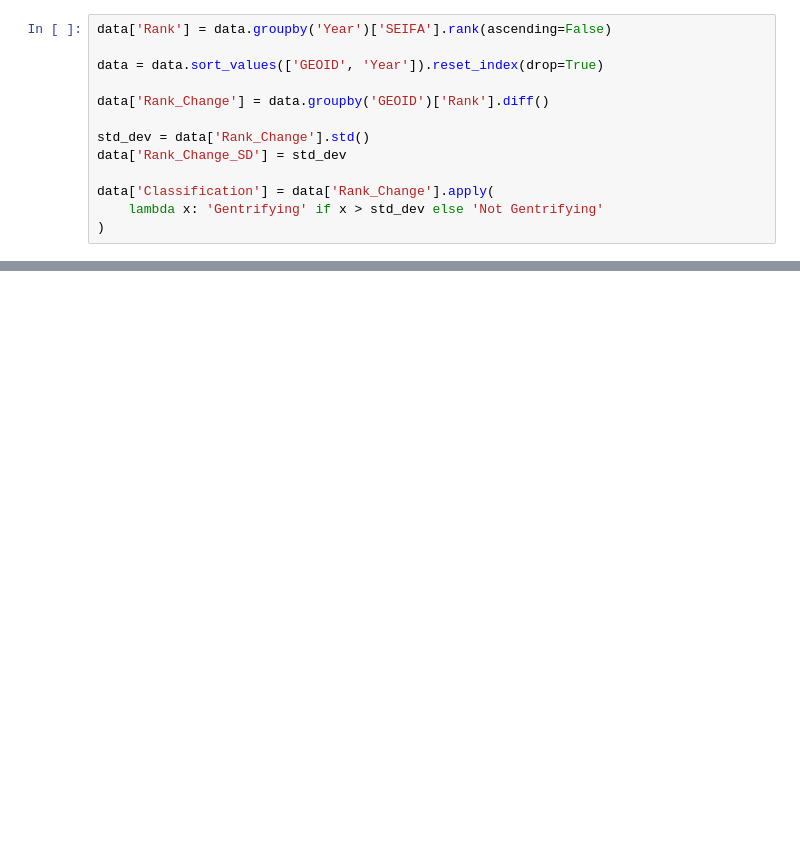
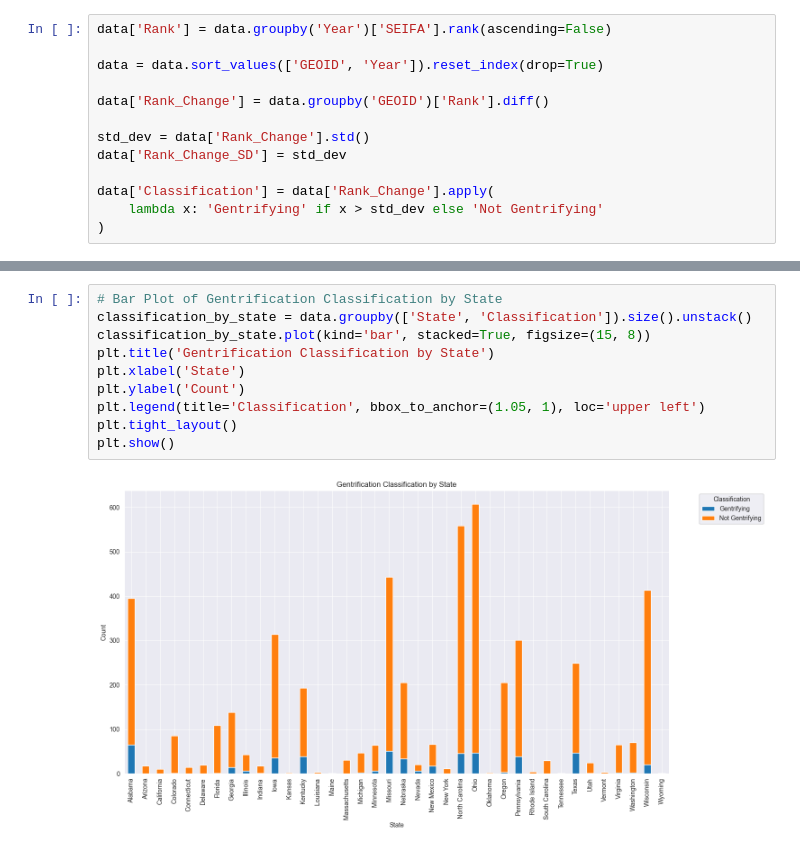
Before and after one commit to The-Swapster/gentrification_classification_prediction, a Jupyter notebook: dataprep.ipynb, the cells around one changed output, grey strips where cells are left out. Drawn from its saved outputs; the diff is of its cells as text; blank space fills up the shorter version.

```diff
--- a/dataprep.ipynb
+++ b/dataprep.ipynb
@@ -161,0 +245,12 @@ Name: count, dtype: int64
+# %%
+# Bar Plot of Gentrification Classification by State
+classification_by_state = data.groupby(['State', 'Classification']).size().unstack()
+classification_by_state.plot(kind='bar', stacked=True, figsize=(15, 8))
+plt.title('Gentrification Classification by State')
+plt.xlabel('State')
+plt.ylabel('Count')
+plt.legend(title='Classification', bbox_to_anchor=(1.05, 1), loc='upper left')
+plt.tight_layout()
+plt.show()
+# %% [output]
+[figure, added]
```
Also changed, not shown: parts of 59 cells of this notebook.
